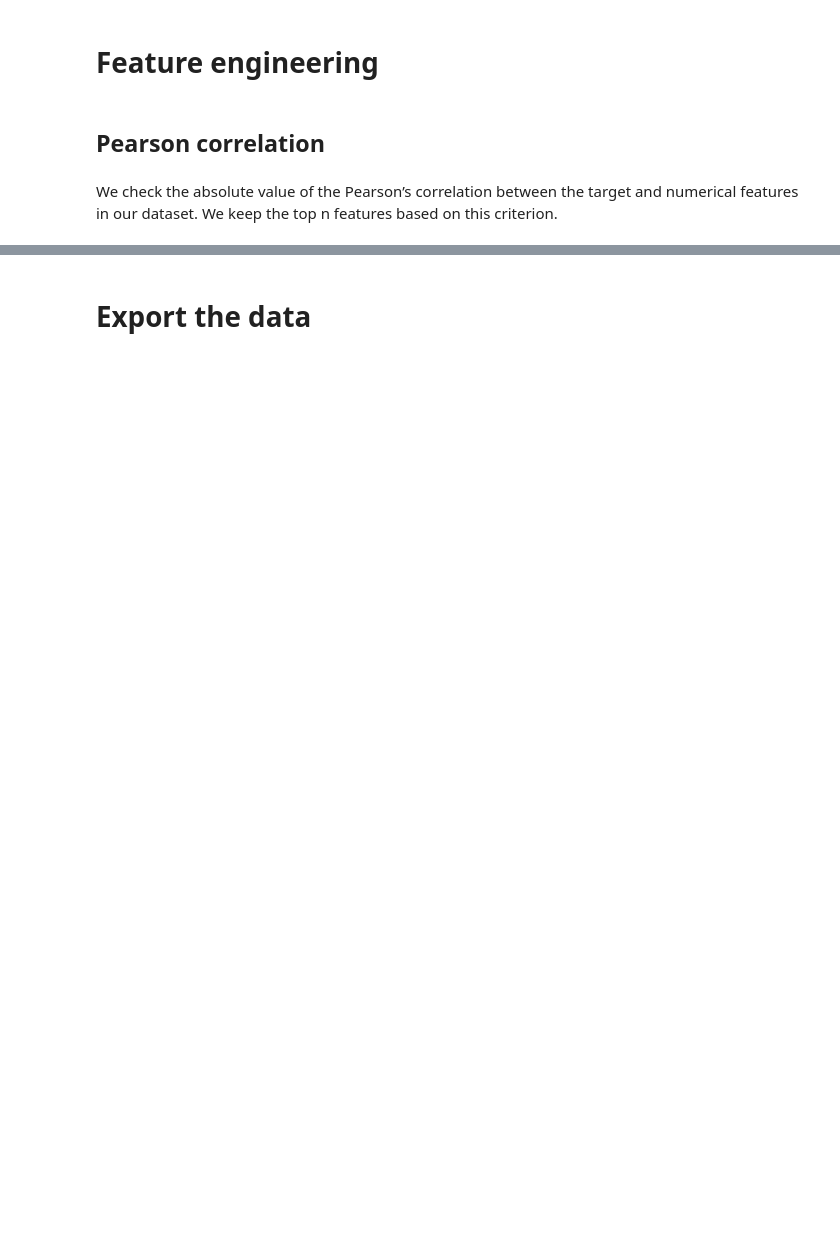
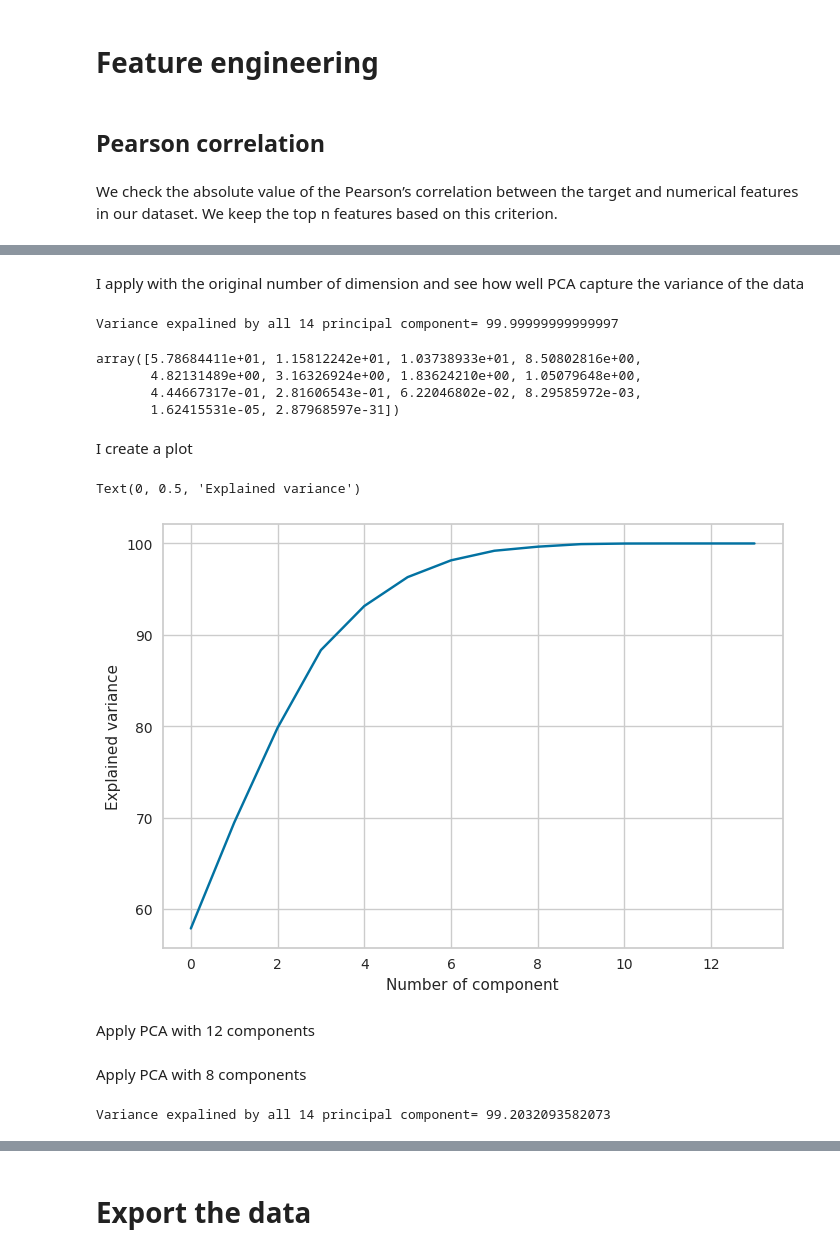
Before and after one commit to IISELII/projet_IA_immo, a Jupyter notebook: notebook_inference.ipynb, the cells around one changed output, grey strips where cells are left out. Saved outputs shown, nothing was run; the diff lists cells and outputs as text; code cells hidden in the pictures; blank space fills up the shorter version.

```diff
--- a/notebook_inference.ipynb
+++ b/notebook_inference.ipynb
@@ -94,0 +85,2 @@ X_selected
+# %%
+df = df_clean.drop(["index"], axis = 1)
@@ -94,0 +91,3 @@ X_selected
+# %%
+X_log = df.drop(["median_house_value"], axis = 1)
+y_log = df["median_house_value"]
@@ -94,0 +102,31 @@ X_selected
+# %% [markdown]
+I apply with the original number of dimension and see how well PCA capture the variance of the data
+# %%
+from sklearn.decomposition import PCA
+
+pca_14 = PCA(n_components = 14, random_state = 2020)
+pca_14.fit(X_log)
+X_pca_14 = pca_14.transform(X_log)
+# %%
+print("Variance expalined by all 14 principal component=",
+     sum(pca_14.explained_variance_ratio_ * 100))
+# %% [output]
+Variance expalined by all 14 principal component= 99.99999999999997
+# %%
+pca_14.explained_variance_ratio_ * 100
+# %% [output]
+array([5.78684411e+01, 1.15812242e+01, 1.03738933e+01, 8.50802816e+00,
+       4.82131489e+00, 3.16326924e+00, 1.83624210e+00, 1.05079648e+00,
+       4.44667317e-01, 2.81606543e-01, 6.22046802e-02, 8.29585972e-03,
+       1.62415531e-05, 2.87968597e-31])
+# %% [markdown]
+I create a plot
+# %%
+plt.plot(np.cumsum(pca_14.explained_variance_ratio_ * 100))
+plt.xlabel("Number of component")
+plt.ylabel("Explained variance")
+# %% [output]
+Text(0, 0.5, 'Explained variance')
+[figure, added]
+# %% [markdown]
+Apply PCA with 12 components
@@ -94,0 +137,2 @@ X_selected
+# %% [markdown]
+Apply PCA with 8 components
@@ -94,0 +143,5 @@ X_selected
+# %%
+print("Variance expalined by all 14 principal component=",
+     sum(pca_8.explained_variance_ratio_ * 100))
+# %% [output]
+Variance expalined by all 14 principal component= 99.2032093582073
```
Also changed, not shown: parts of 45 cells of this notebook, 3 other files.
